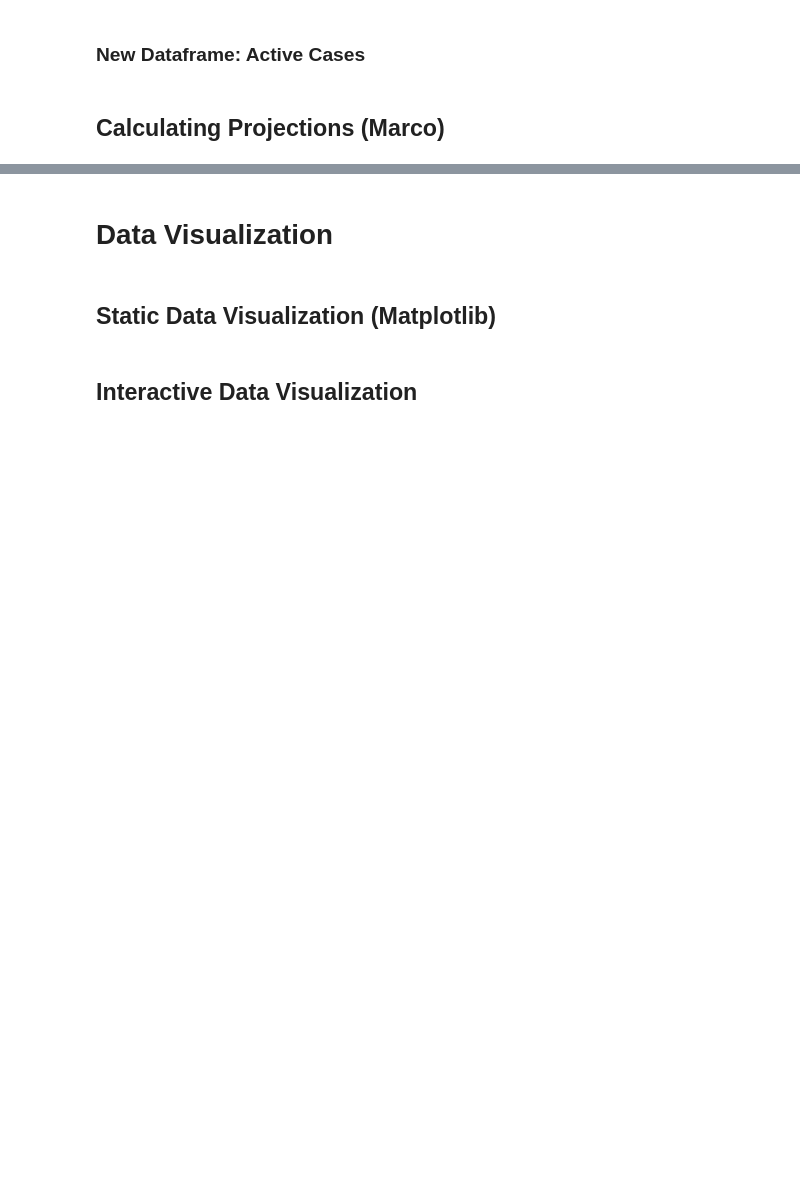
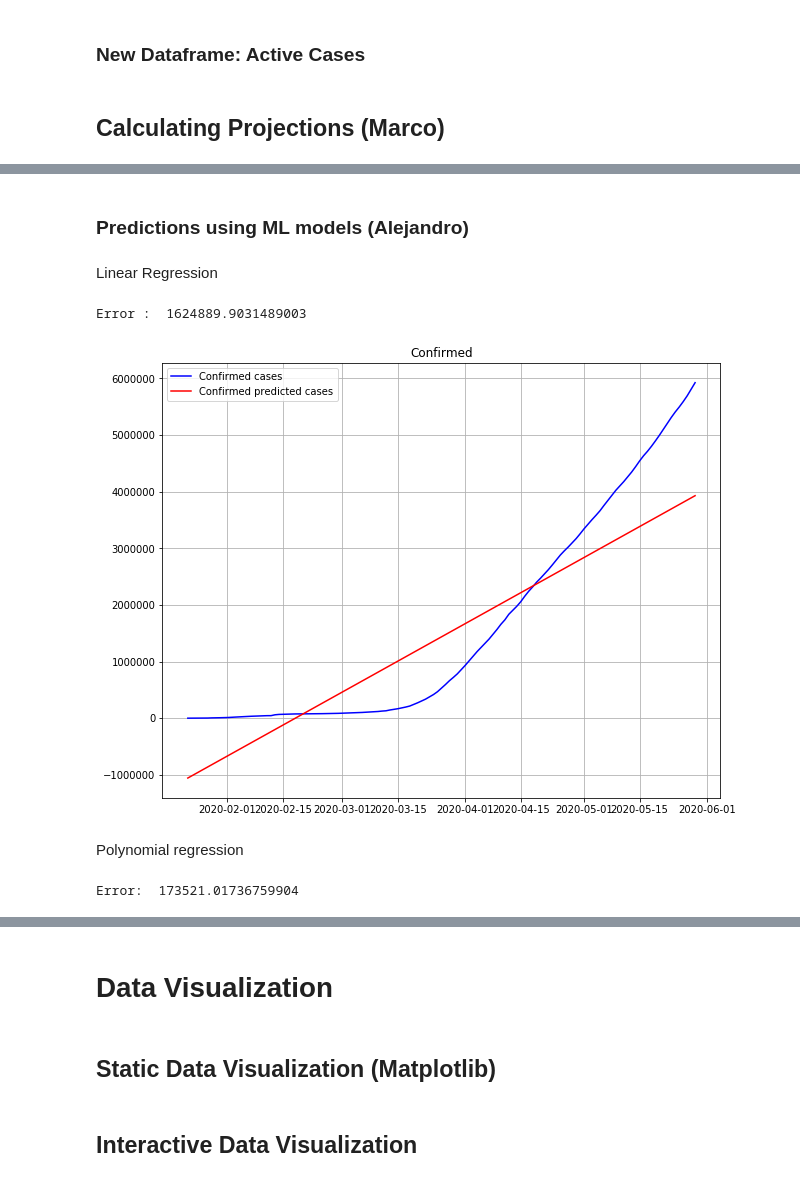
Before and after one commit to rechavar/pyCovid_TechLabsProj, a Jupyter notebook: TechLabs__finalProject_interactive_visualization.ipynb, the cells around one changed output, grey strips where cells are left out. Drawn from its saved outputs; the diff is of its cells as text; code cells hidden in the pictures; blank space fills up the shorter version.

```diff
--- a/TechLabs__finalProject_interactive_visualization.ipynb
+++ b/TechLabs__finalProject_interactive_visualization.ipynb
@@ -268,0 +357,4 @@ DatetimeIndex(['2020-01-22', '2020-01-23', '2020-01-24', '2020-01-25',
+# %%
+datewise['Days since'] = datewise.index-datewise.index[0]
+datewise['Days since'] = datewise["Days since"].dt.days
+datewise
@@ -268,0 +376,46 @@ DatetimeIndex(['2020-01-22', '2020-01-23', '2020-01-24', '2020-01-25',
+# %% [markdown]
+### Predictions using ML models (Alejandro)
+# %%
+train = datewise.iloc[:int(datewise.shape[0] * 0.90)]
+val = datewise.iloc[int(datewise.shape[0] * 0.90):]
+models = {}
+# %% [markdown]
+Linear Regression
+# %%
+lin_reg = LinearRegression(normalize= True)
+lin_reg.fit(np.asarray(train['Days since']).reshape(-1,1), np.asarray(train['Confirmed']).reshape(-1,1))
+predictions = lin_reg.predict(np.asarray(val['Days since']).reshape(-1,1))
+rmse_lin = np.sqrt(mean_squared_error(val['Confirmed'],predictions))
+print('Error : ', rmse_lin)
+# %% [output]
+Error :  1624889.9031489003
+# %%
+def plot_model(X, y, y_hat, title):
+
+  plt.figure(figsize=(10,8))
+  plt.plot(X, y, color = 'b', label = 'Confirmed cases')
+  plt.plot(X, y_hat, color = 'r', label = 'Confirmed predicted cases')
+  plt.legend(loc = 'best')
+  plt.grid()
+  plt.title(title)
+  plt.show()
+# %%
+y_hat_lin = lin_reg.predict(np.asarray(datewise['Days since']).reshape(-1,1))
+plot_model(datewise.index, datewise['Confirmed'], y_hat_lin, 'Confirmed')
+# %% [output]
+[figure, added]
+# %% [markdown]
+Polynomial regression
+# %%
+poly = PolynomialFeatures(degree = 10)
+xtrain_poly = poly.fit_transform(np.asarray(train['Days since']).reshape(-1,1))
+xvalid_poly = poly.fit_transform(np.asarray(val['Days since']).reshape(-1,1))
+polyRegression = LinearRegression(normalize=True)
+polyRegression.fit(xtrain_poly, train['Confirmed'])
+predictions = polyRegression.predict(xvalid_poly)
+rmse_poly = np.sqrt(mean_squared_error(val['Confirmed'],predictions))
+print('Error: ', rmse_poly)
+x_poly = poly.fit_transform(np.asarray(datewise['Days since']).reshape(-1,1))
+y_hat_poly = polyRegression.predict(x_poly)
+# %% [output]
+Error:  173521.01736759904
```
Also changed, not shown: parts of 76 cells of this notebook.
